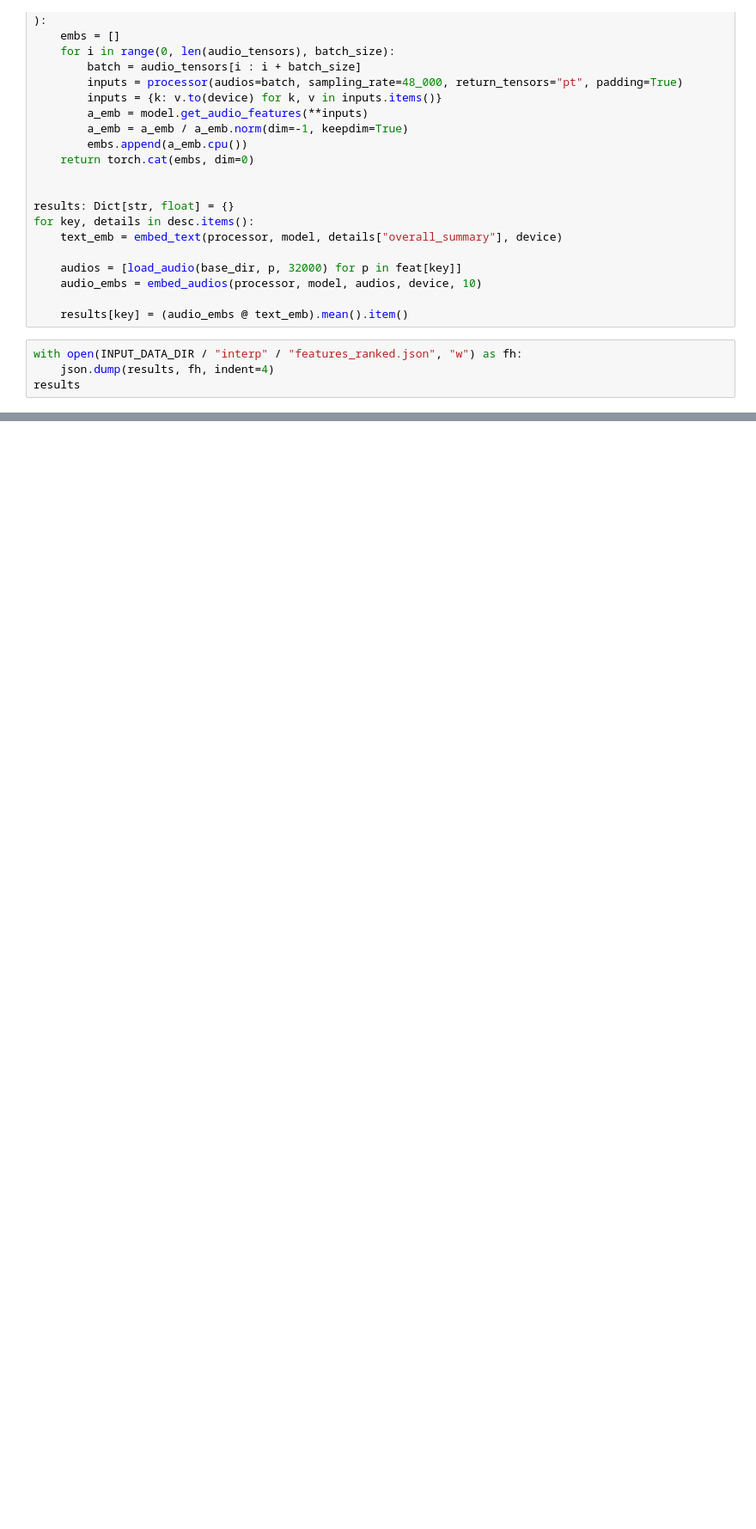
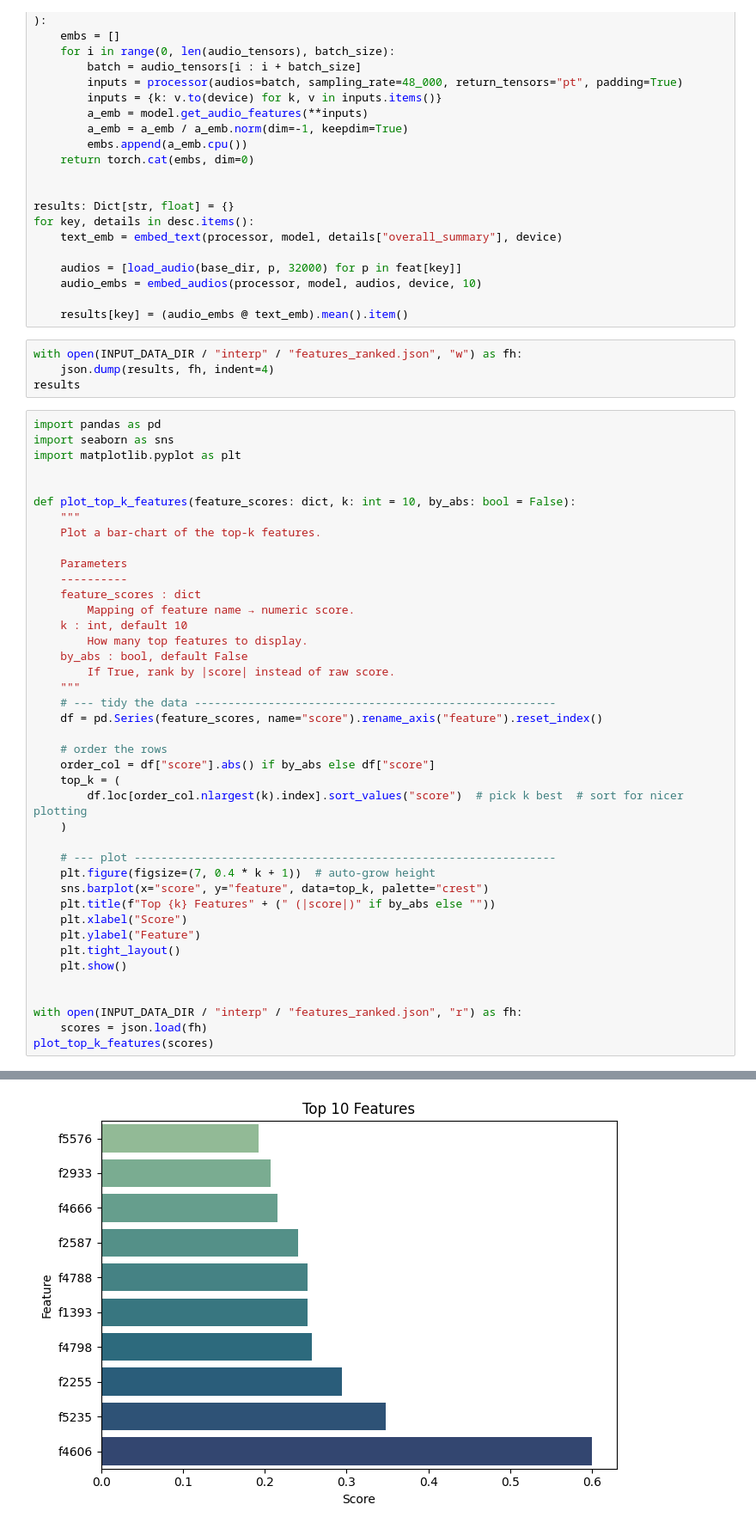
Before and after one commit to MikolajSzawerda/music-sae, a Jupyter notebook: notebooks/11-clap-score.ipynb, the cells around one changed output, grey strips where cells are left out. Shown at 86% size. Saved outputs shown, nothing was run; the diff lists cells and outputs as text; blank space fills up the shorter version.

```diff
--- a/notebooks/11-clap-score.ipynb
+++ b/notebooks/11-clap-score.ipynb
@@ -66,3 +66,45 @@ for key, details in desc.items():
 with open(INPUT_DATA_DIR / "interp" / "features_ranked.json", "w") as fh:
     json.dump(results, fh, indent=4)
 results
+# %%
+import pandas as pd
+import seaborn as sns
+import matplotlib.pyplot as plt
+
+
+def plot_top_k_features(feature_scores: dict, k: int = 10, by_abs: bool = False):
+    """
+    Plot a bar-chart of the top-k features.
+
+    Parameters
+    ----------
+    feature_scores : dict
+        Mapping of feature name → numeric score.
+    k : int, default 10
+        How many top features to display.
+    by_abs : bool, default False
+        If True, rank by |score| instead of raw score.
+    """
+    # --- tidy the data ------------------------------------------------------
+    df = pd.Series(feature_scores, name="score").rename_axis("feature").reset_index()
+
+    # order the rows
+    order_col = df["score"].abs() if by_abs else df["score"]
+    top_k = (
+        df.loc[order_col.nlargest(k).index].sort_values("score")  # pick k best  # sort for nicer plotting
+    )
+
+    # --- plot ---------------------------------------------------------------
+    plt.figure(figsize=(7, 0.4 * k + 1))  # auto-grow height
+    sns.barplot(x="score", y="feature", data=top_k, palette="crest")
+    plt.title(f"Top {k} Features" + (" (|score|)" if by_abs else ""))
+    plt.xlabel("Score")
+    plt.ylabel("Feature")
+    plt.tight_layout()
+    plt.show()
+
+
+with open(INPUT_DATA_DIR / "interp" / "features_ranked.json", "r") as fh:
+    scores = json.load(fh)
+plot_top_k_features(scores)
+# %% [output]
@@ -68,0 +114 @@ results
+[figure, added]
```
Also changed, not shown: parts of 1 cell of this notebook, 4 other files.
